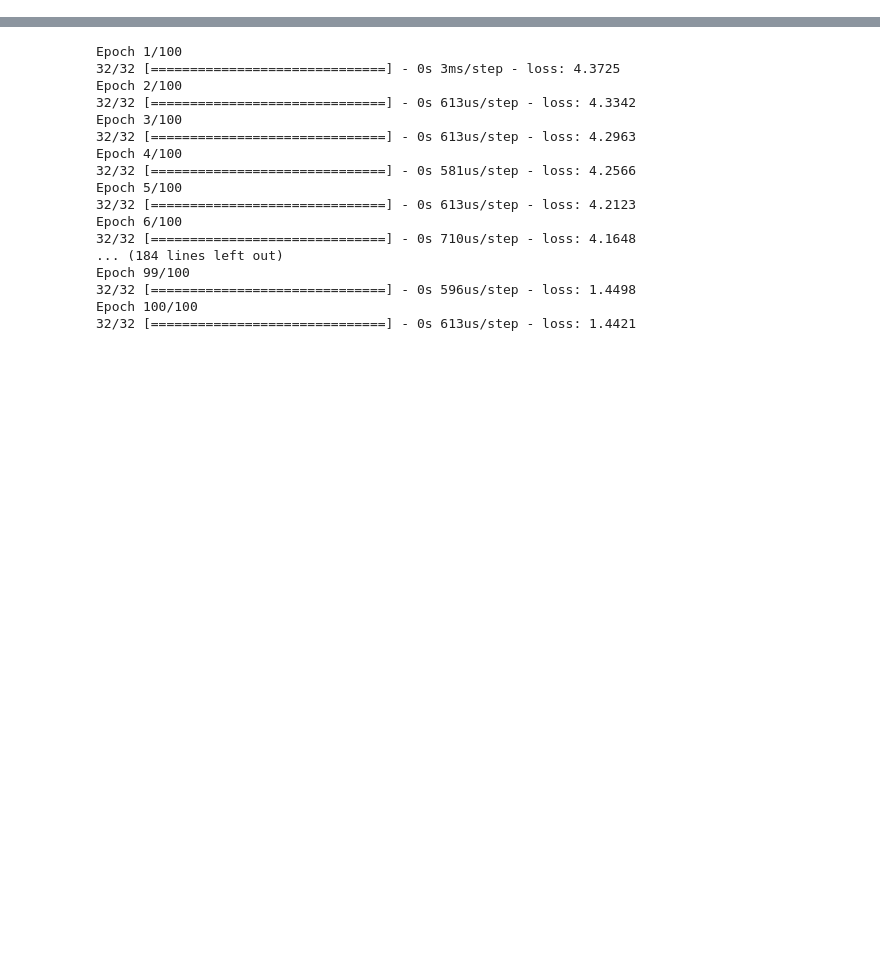
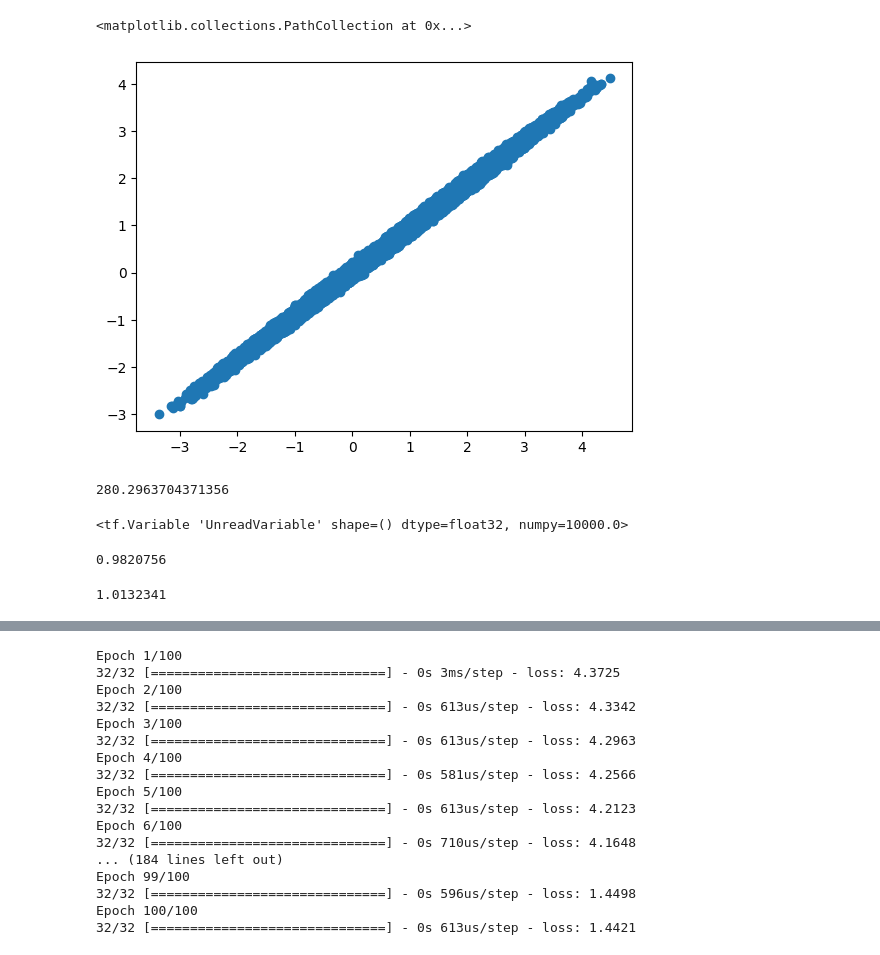
Before and after one commit to pvpanov/notes, a Jupyter notebook: notes/notebooks/tf_playground.ipynb, the cells around one changed output, grey strips where cells are left out. Cells and saved outputs as stored; diff of their text form; code cells hidden in the pictures; blank space fills up the shorter version.

```diff
--- a/notes/notebooks/tf_playground.ipynb
+++ b/notes/notebooks/tf_playground.ipynb
@@ -91,0 +50,4 @@ class SplitDenseLayer(tf.keras.layers.Layer):
+# %%
+from sklearn.model_selection import train_test_split
+
+x_train, x_val, y_train, y_val = train_test_split(x, y, test_size=0.1, random_state=42)
@@ -137,0 +177,3 @@ Epoch 100/100
+# %%
+plt.scatter(model.predict(x), ridge_model.predict(x))
+# %% [output]
@@ -137,0 +181,19 @@ Epoch 100/100
+<matplotlib.collections.PathCollection at 0x...>
+[figure, added]
+# %%
+np.linalg.norm(ridge_model.predict(x) - y)
+# %% [output]
+280.2963704371356
+# %%
+m = tf.keras.metrics.MeanSquaredError()
+m.update_state(y_true=y, y_pred=ridge_model.predict(x))
+# %% [output]
+<tf.Variable 'UnreadVariable' shape=() dtype=float32, numpy=10000.0>
+# %%
+m.result().numpy()
+# %% [output]
+0.9820756
+# %%
+m.result().numpy()
+# %% [output]
+1.0132341
```
Also changed, not shown: parts of 30 cells of this notebook, 1 other file.
